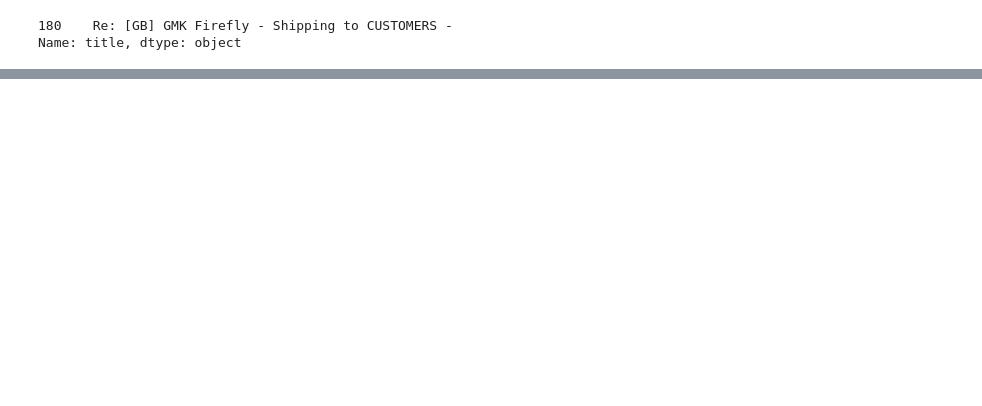
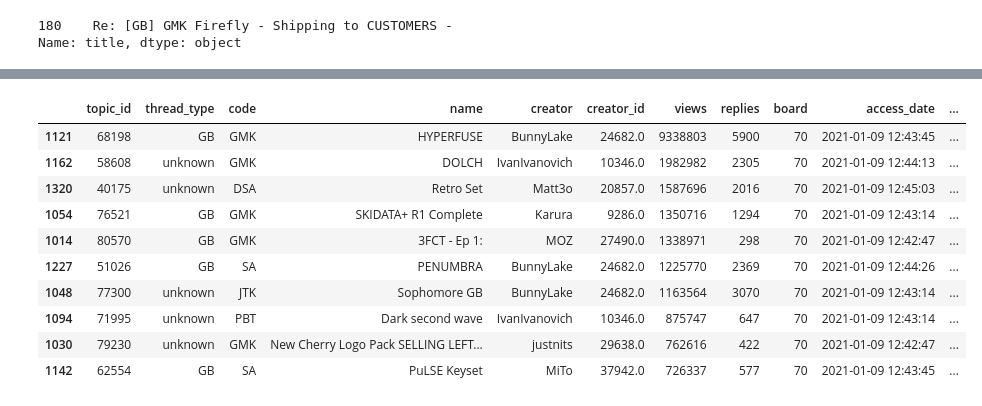
Before and after one commit to mattsalinero/mechanalysis, a Jupyter notebook: mechexplore.ipynb, the cells around one changed output, grey strips where cells are left out. Cells and saved outputs as stored; diff of their text form; code cells hidden in the pictures; blank space fills up the shorter version.

```diff
--- a/mechexplore.ipynb
+++ b/mechexplore.ipynb
@@ -109,0 +110,14 @@ capdf.sort_values('replies', ascending=False).head(10)
+# %%
+capdf.sort_values('views', ascending=False).head(10)
+# %% [output]
+|  | topic_id | thread_type | code | name | creator | creator_id | views | replies | board | access_date | ... |
+| 1121 | 68198 | GB | GMK | HYPERFUSE | BunnyLake | 24682.0 | 9338803 | 5900 | 70 | 2021-01-09 12:43:45 | ... |
+| 1162 | 58608 | unknown | GMK | DOLCH | IvanIvanovich | 10346.0 | 1982982 | 2305 | 70 | 2021-01-09 12:44:13 | ... |
+| 1320 | 40175 | unknown | DSA | Retro Set | Matt3o | 20857.0 | 1587696 | 2016 | 70 | 2021-01-09 12:45:03 | ... |
+| 1054 | 76521 | GB | GMK | SKIDATA+ R1 Complete | Karura | 9286.0 | 1350716 | 1294 | 70 | 2021-01-09 12:43:14 | ... |
+| 1014 | 80570 | GB | GMK | 3FCT - Ep 1: | MOZ | 27490.0 | 1338971 | 298 | 70 | 2021-01-09 12:42:47 | ... |
+| 1227 | 51026 | GB | SA | PENUMBRA | BunnyLake | 24682.0 | 1225770 | 2369 | 70 | 2021-01-09 12:44:26 | ... |
+| 1048 | 77300 | unknown | JTK | Sophomore GB | BunnyLake | 24682.0 | 1163564 | 3070 | 70 | 2021-01-09 12:43:14 | ... |
+| 1094 | 71995 | unknown | PBT | Dark second wave | IvanIvanovich | 10346.0 | 875747 | 647 | 70 | 2021-01-09 12:43:14 | ... |
+| 1030 | 79230 | unknown | GMK | New Cherry Logo Pack SELLING LEFT... | justnits | 29638.0 | 762616 | 422 | 70 | 2021-01-09 12:42:47 | ... |
+| 1142 | 62554 | GB | SA | PuLSE Keyset | MiTo | 37942.0 | 726337 | 577 | 70 | 2021-01-09 12:43:45 | ... |
```
Also changed, not shown: parts of 9 cells of this notebook, 5 other files.
